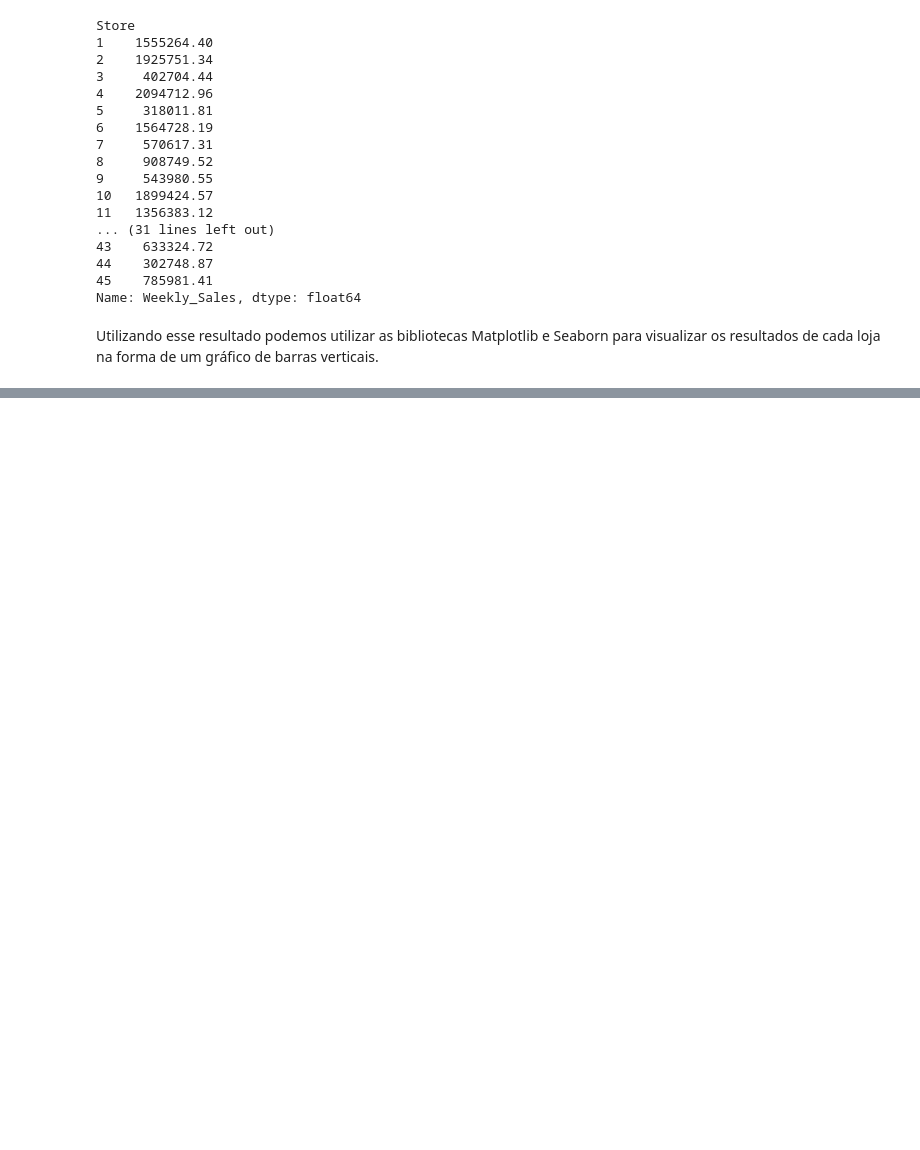
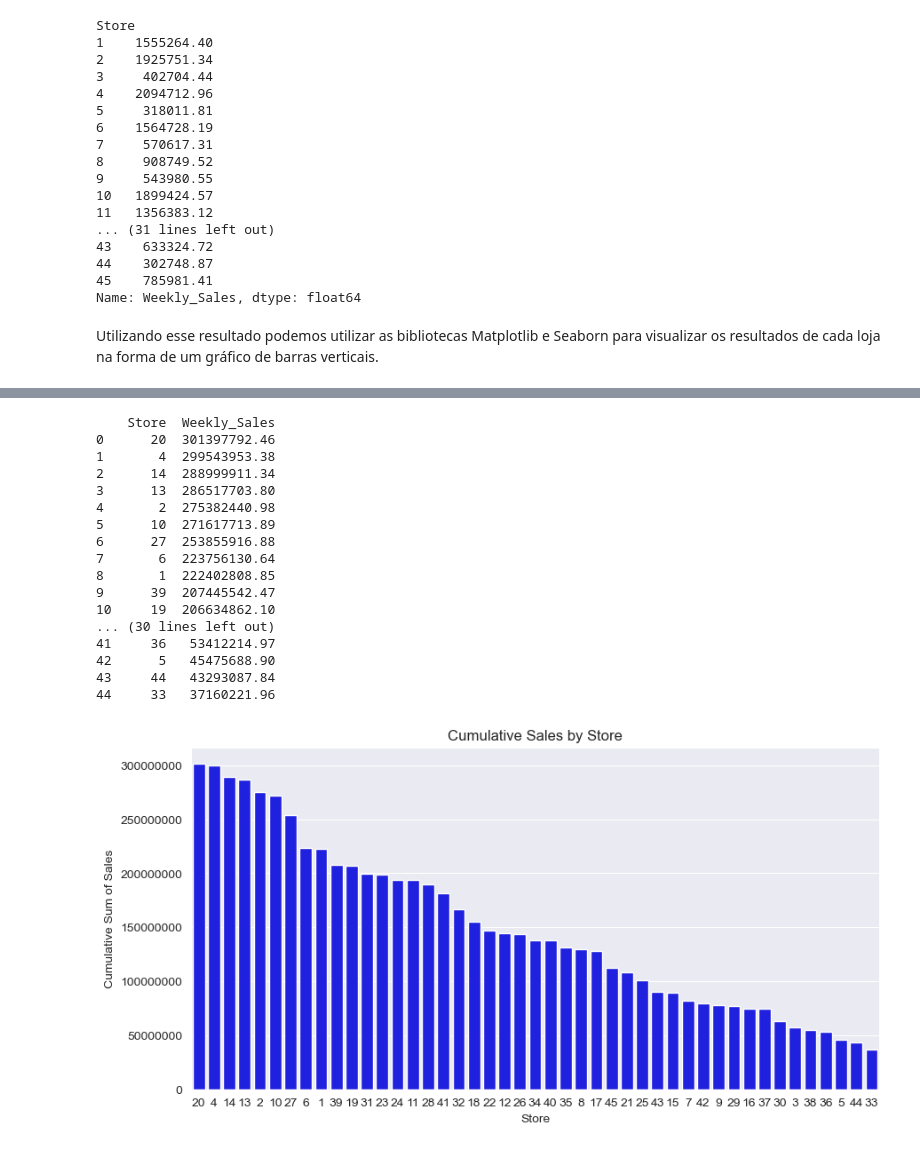
Before and after one commit to WashHolanda/CaseWalmartDNC, a Jupyter notebook: CaseWalmart.ipynb, the cells around one changed output, grey strips where cells are left out. Drawn from its saved outputs; the diff is of its cells as text; code cells hidden in the pictures; blank space fills up the shorter version.

```diff
--- a/CaseWalmart.ipynb
+++ b/CaseWalmart.ipynb
@@ -203,0 +223,34 @@ plt.show()
+# %%
+highest_selling_store = df.groupby('Store')['Weekly_Sales'].sum().sort_values(ascending=False).reset_index()
+
+print(highest_selling_store)
+
+highest_selling_store['Store'] = highest_selling_store['Store'].astype(str) #Transforma a coluna Store para o tipo string de forma a ajudar na ordenação do gráfico.
+
+sns.set_style('darkgrid')
+plt.figure(figsize=(10, 5))
+sns.barplot(data=highest_selling_store, x='Store', y='Weekly_Sales', color='blue')
+plt.title('Cumulative Sales by Store')
+plt.xlabel('Store')
+plt.ylabel('Cumulative Sum of Sales')
+plt.ticklabel_format(style='plain', axis='y')
+plt.show()
+# %% [output]
+    Store  Weekly_Sales
+0      20  301397792.46
+1       4  299543953.38
+2      14  288999911.34
+3      13  286517703.80
+4       2  275382440.98
+5      10  271617713.89
+6      27  253855916.88
+7       6  223756130.64
+8       1  222402808.85
+9      39  207445542.47
+10     19  206634862.10
+... (30 lines left out)
+41     36   53412214.97
+42      5   45475688.90
+43     44   43293087.84
+44     33   37160221.96
+[figure, added]
```
Also changed, not shown: parts of 9 cells of this notebook.
